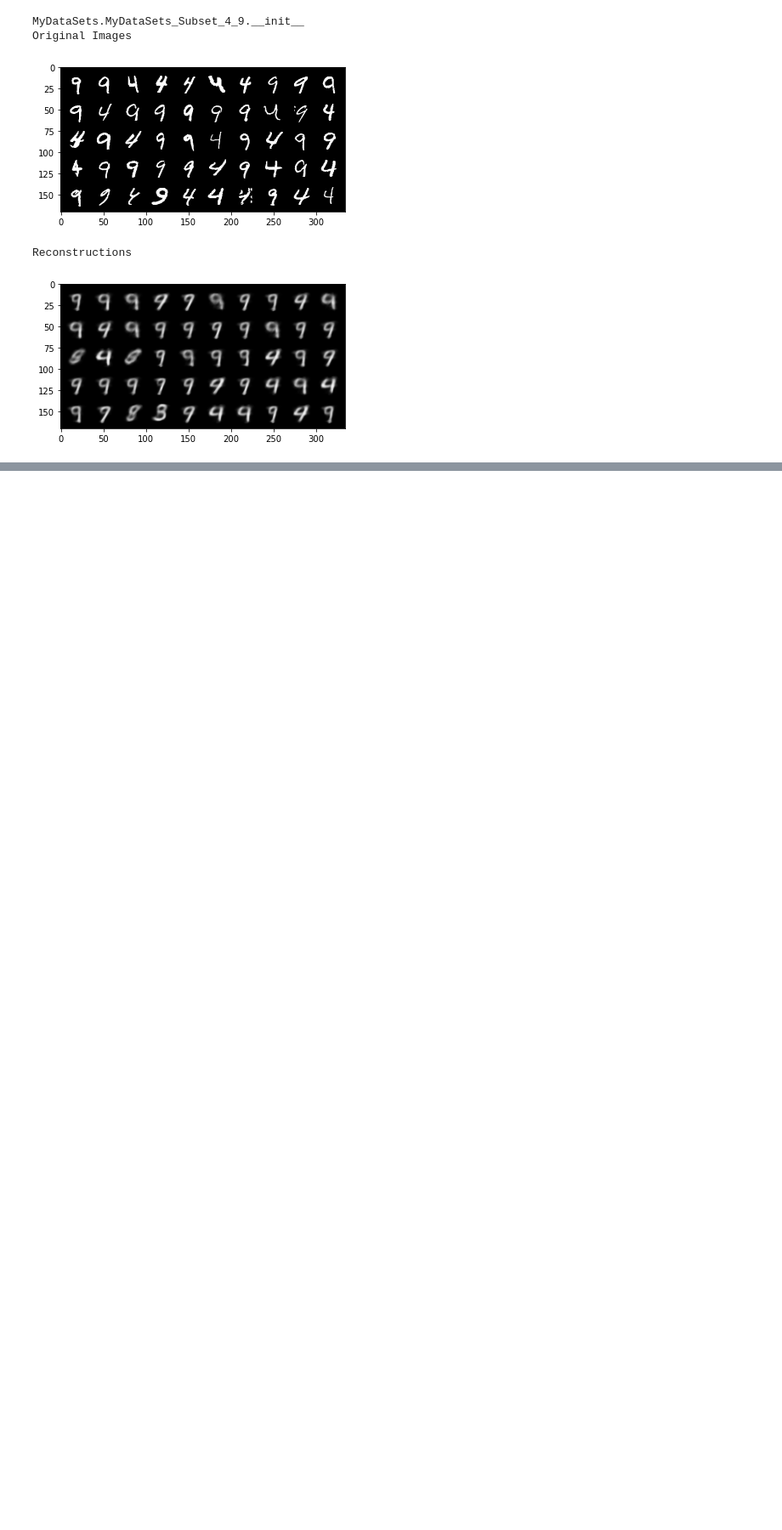
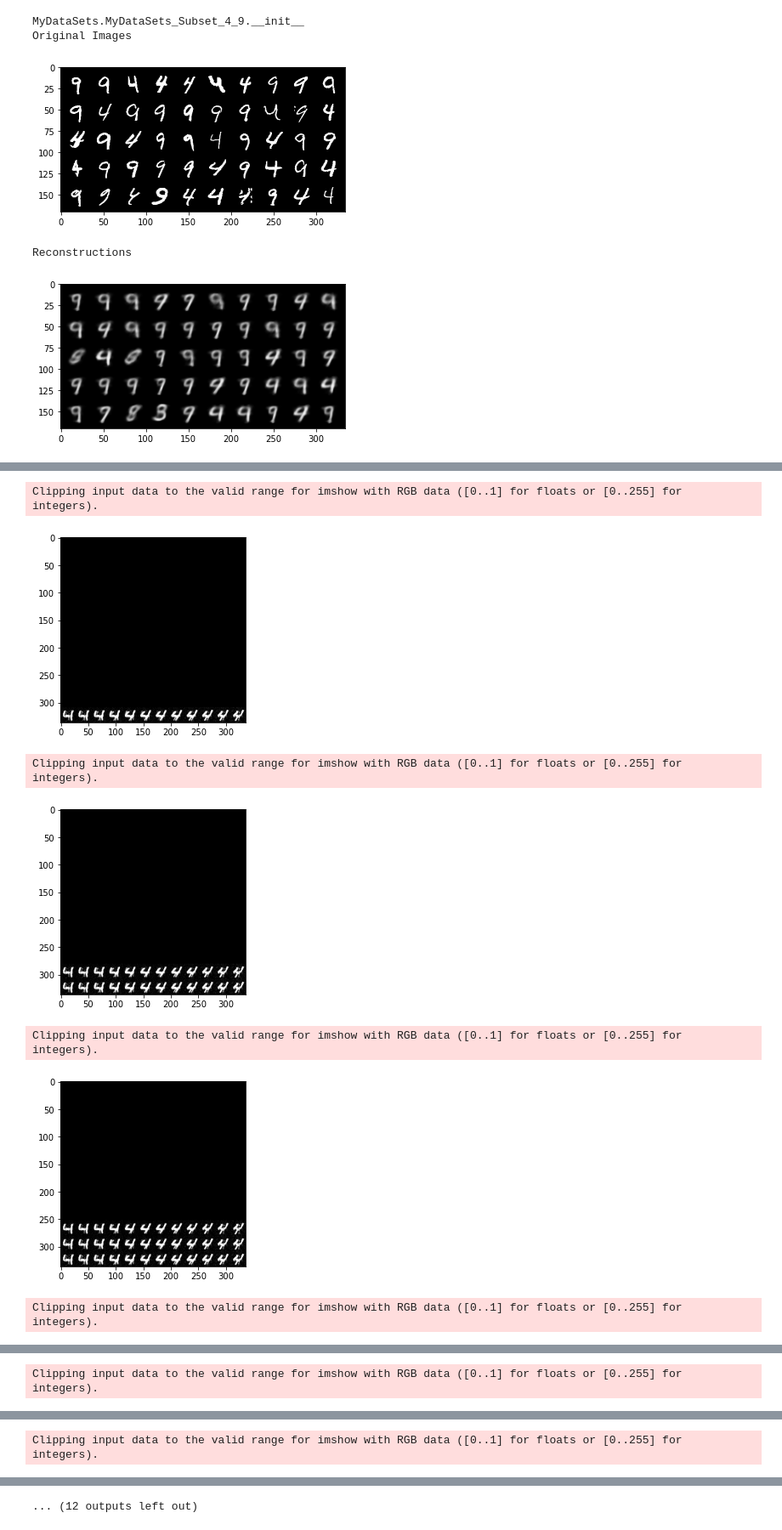
Before and after one commit to DominikOcsofszki/mlp, a Jupyter notebook: binary_final.ipynb, the cells around one changed output, grey strips where cells are left out. Shown at 85% size. Cells and saved outputs as stored; diff of their text form; code cells hidden in the pictures; blank space fills up the shorter version.

```diff
--- a/binary_final.ipynb
+++ b/binary_final.ipynb
@@ -296,0 +304,34 @@ plot_reconstructed(pick_model)
+# %%
+def plot_reconstructed(autoencoder, r0=(-5, 10), r1=(-10, 5), n=12):
+    w = 28
+    img = torch.tensor(np.zeros((n*w, n*w)))
+    for i, y in enumerate(np.linspace(*r1, n)):
+        for j, x in enumerate(np.linspace(*r0, n)):
+            z = torch.Tensor([[x, y]]).to('cpu')
+            x_hat = autoencoder.decode(z)
+            # x_hat = x_hat.reshape(28, 28).to('cpu').detach().numpy()
+            x_hat = x_hat.reshape(28, 28).to('cpu')
+            img[(n-1-i)*w:(n-1-i+1)*w, j*w:(j+1)*w] = x_hat
+        # plt.imshow(img, extent=[*r0, *r1])
+
+
+        plt.imshow(np.transpose(make_grid(img, 10, 5).numpy(), (1, 2, 0)))
+        plt.show()
+plot_reconstructed(pick_model)
+
+    # with torch.no_grad():
+    #     print("Reconstructions")
+    #     reconstructions = reconstructions.view(reconstructions.size(0), 1, 28, 28)
+    #     reconstructions = reconstructions.cpu()
+    #     reconstructions = reconstructions.clamp(0, 1)
+    #     reconstructions = reconstructions[:50]
+    #     plt.imshow(np.transpose(make_grid(reconstructions, 10, 5).numpy(), (1, 2, 0)))
+    #     plt.show()
+# %% [output]
+Clipping input data to the valid range for imshow with RGB data ([0..1] for floats or [0..255] for integers).
+[figure, added]
+Clipping input data to the valid range for imshow with RGB data ([0..1] for floats or [0..255] for integers).
+[figure, added]
+Clipping input data to the valid range for imshow with RGB data ([0..1] for floats or [0..255] for integers).
+[figure, added]
+Clipping input data to the valid range for imshow with RGB data ([0..1] for floats or [0..255] for integers).
@@ -296,0 +339 @@ plot_reconstructed(pick_model)
+Clipping input data to the valid range for imshow with RGB data ([0..1] for floats or [0..255] for integers).
@@ -296,0 +341 @@ plot_reconstructed(pick_model)
+Clipping input data to the valid range for imshow with RGB data ([0..1] for floats or [0..255] for integers).
@@ -296,0 +343 @@ plot_reconstructed(pick_model)
+... (12 outputs left out)
```
Also changed, not shown: parts of 6 cells of this notebook, 2 other files.
